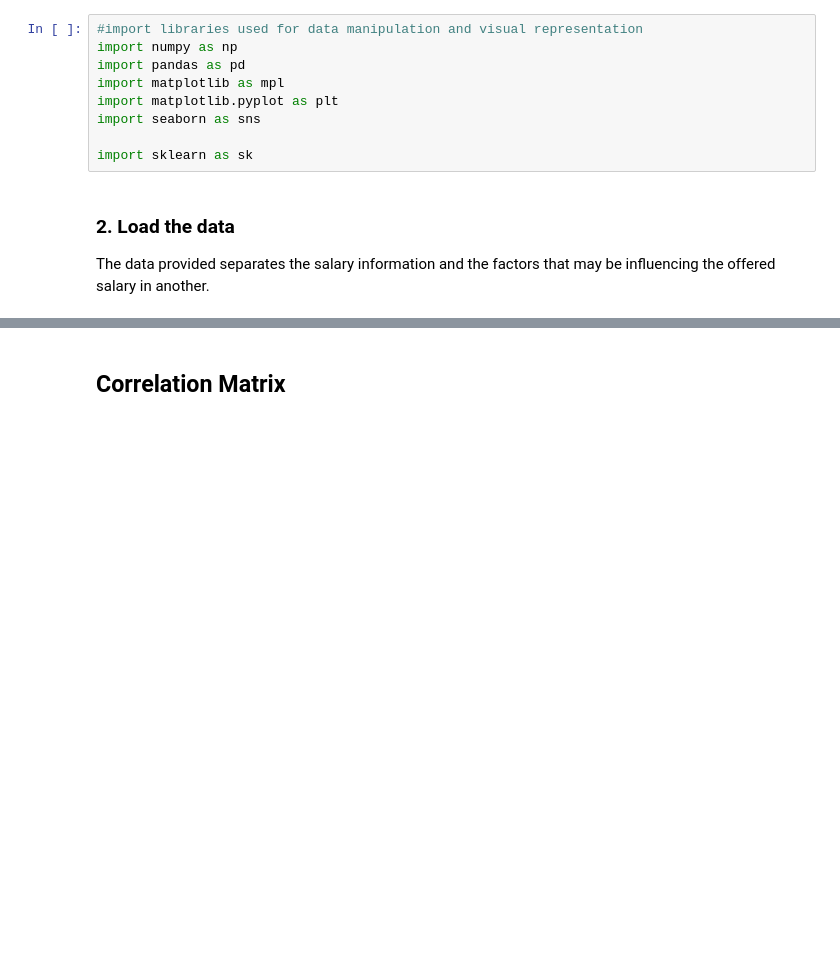
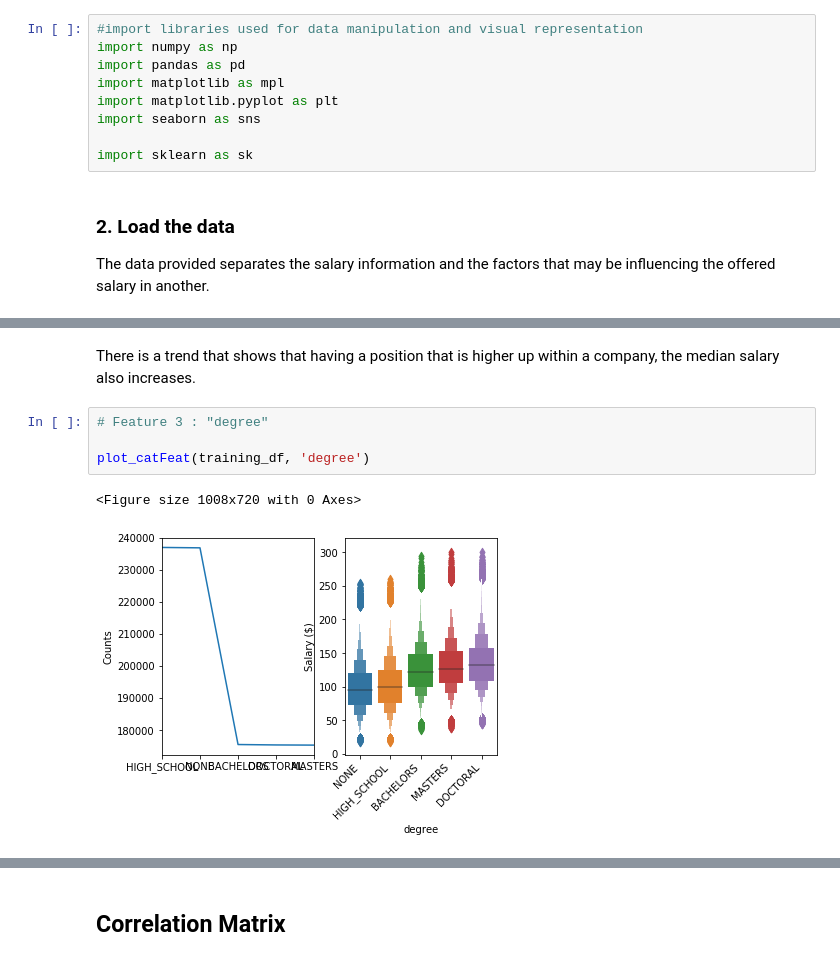
Before and after one commit to jma199/salarypredictionportfolio, a Jupyter notebook: Salary Prediction Project Notebook.ipynb, the cells around one changed output, grey strips where cells are left out. Saved outputs shown, nothing was run; the diff lists cells and outputs as text; blank space fills up the shorter version.

```diff
--- a/Salary Prediction Project Notebook.ipynb
+++ b/Salary Prediction Project Notebook.ipynb
@@ -146,0 +421,9 @@ The salary data appears to have one peak and be symmetrically distributed.
+# %% [markdown]
+There is a trend that shows that having a position that is higher up within a company, the median salary also increases.
+# %%
+# Feature 3 : "degree"
+
+plot_catFeat(training_df, 'degree')
+# %% [output]
+<Figure size 1008x720 with 0 Axes>
+[figure, added]
```
Also changed, not shown: parts of 81 cells of this notebook.
